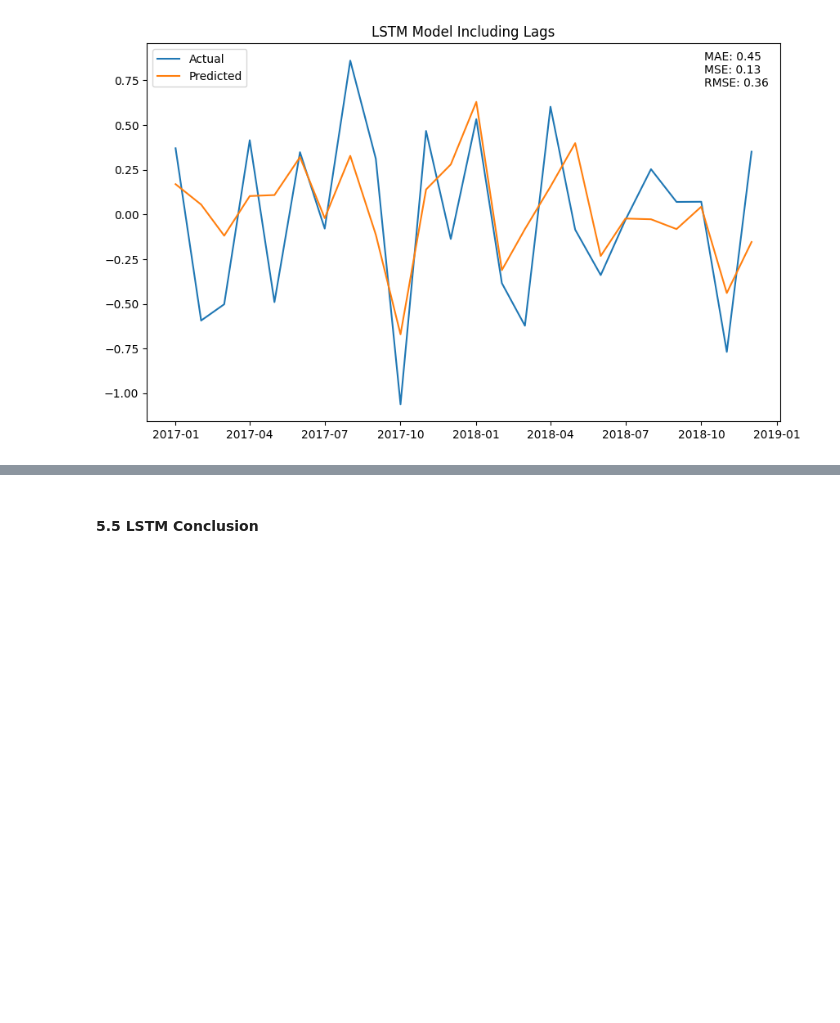
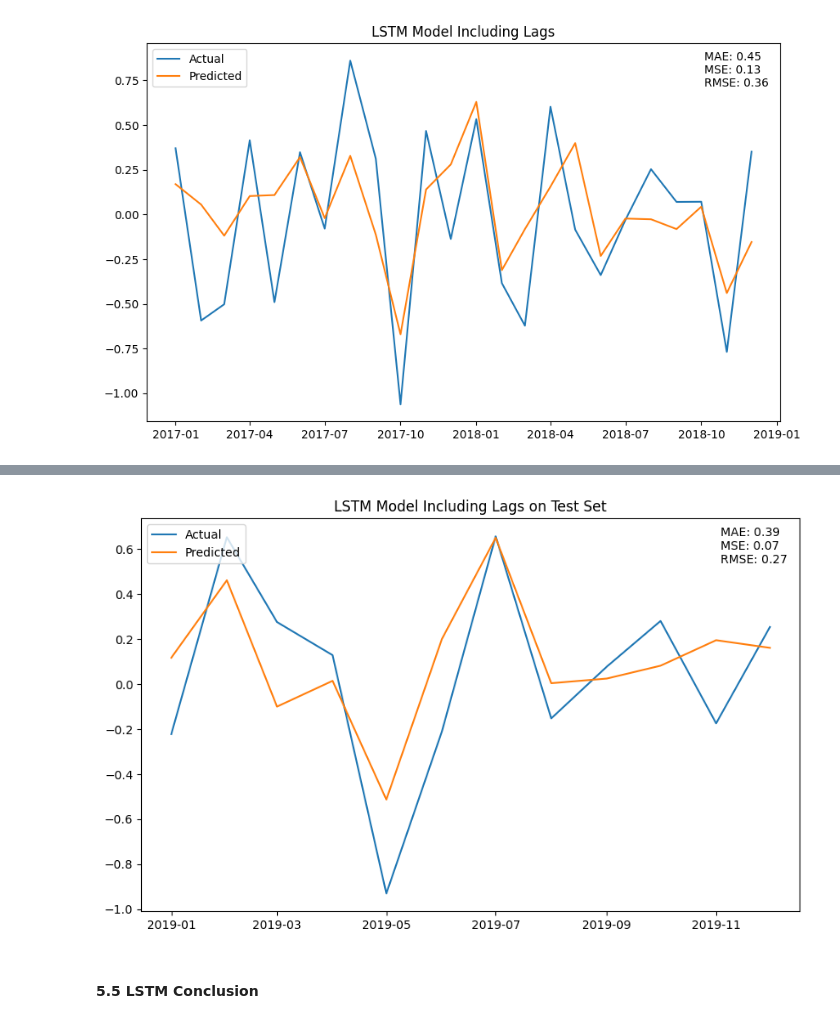
Before and after one commit to namtran6701/Inflation_Prediction, a Jupyter notebook: project_3.ipynb, the cells around one changed output, grey strips where cells are left out. Drawn from its saved outputs; the diff is of its cells as text; code cells hidden in the pictures; blank space fills up the shorter version.

```diff
--- a/project_3.ipynb
+++ b/project_3.ipynb
@@ -1667,3 +1772,14 @@ def lstm_plot(actual, predicted, title):
 lstm_plot(y_val_w_lags, lstm_val_pred, 'LSTM Model Including Lags')
 # %% [output]
 [figure]
+# %%
+# Perform the prediction on test set
+lstm_x_test = x_test_w_lags.values.reshape((x_test_w_lags.shape[0], 1, x_test_w_lags.shape[1]))
+
+lstm_test_pred = lstm_2.predict(lstm_x_test)
+
+mse = mean_squared_error(y_test, lstm_test_pred)
+
+mae = np.mean(np.abs(lstm_test_pred - y_test.values))
+
+rmse = np.sqrt(mean_squared_error(y_test, lstm_test_pred))
@@ -1670,3 +1788,8 @@ lstm_plot(y_val_w_lags, lstm_val_pred, 'LSTM Model Including Lags')
+# %%
+# visualize teh prediction on test set
+lstm_plot(y_test, lstm_test_pred, 'LSTM Model Including Lags on Test Set')
+# %% [output]
+[figure, added]
 # %% [markdown]
 #### 5.5 LSTM Conclusion
 # %% [markdown]
```
Also changed, not shown: parts of 15 cells of this notebook.
